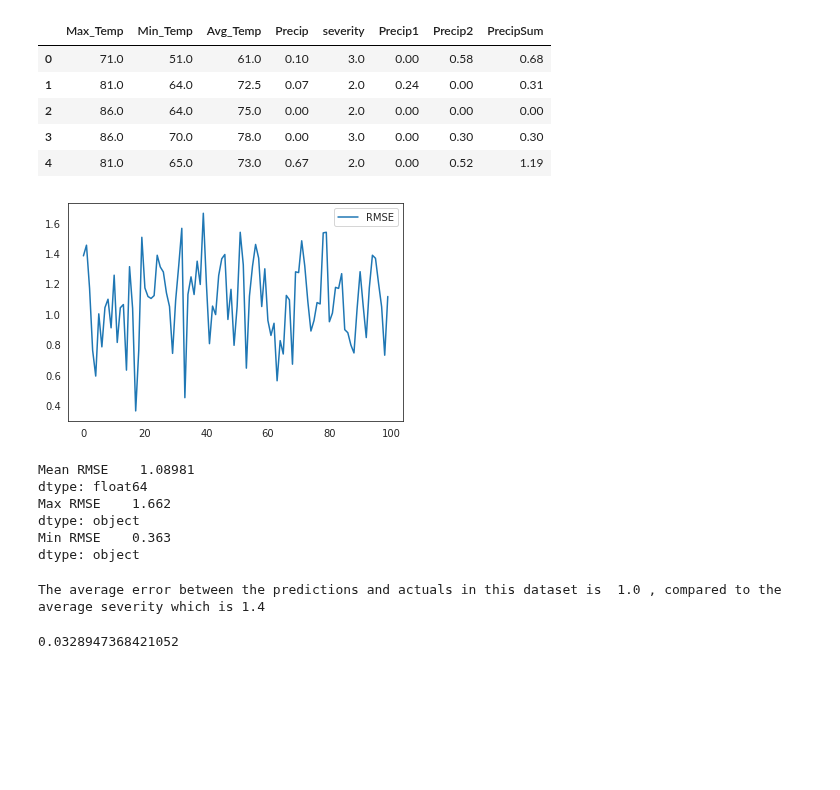
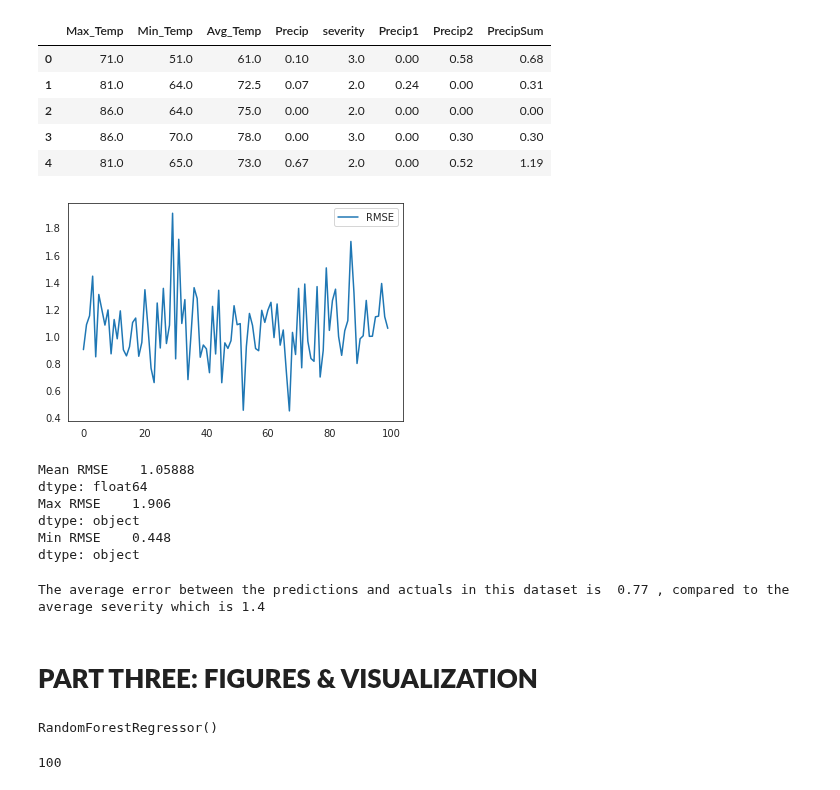
Before and after one commit to ChrisHarvey21/HABs, a Jupyter notebook: HABs.ipynb, the cells around one changed output. Cells and saved outputs as stored; diff of their text form; code cells hidden in the pictures; blank space fills up the shorter version.

```diff
--- a/HABs.ipynb
+++ b/HABs.ipynb
@@ -337,46 +364,46 @@ from random import randint
 #create the data frame
 df = pd.DataFrame(columns=['RMSE'])
 for i in range(100): #add 5 rows of data
 
   x = dataset.drop('severity', axis = 1) # Features
   y = dataset['severity']  # Target
 
 # Splitting into training and testing (80/20)
   x_train, x_test, y_train, y_test = train_test_split(x, y, test_size = 0.2)
 
 # Random Forest Regression with 10 decision trees
-  model = RandomForestRegressor(n_estimators = 10)
+  model = RandomForestRegressor(n_estimators = 100)
 
 # Fitting the Random Forest Regression model to the data
   model.fit(x_train, y_train)
 
 # Predicting the target values of the test set
   y_pred = model.predict(x_test)
 
 # RMSE (Root Mean Square Error)
   rmse = float(format(np.sqrt(mean_squared_error(y_test, y_pred)),'.3f'))
   df.loc[i, ['RMSE']] = rmse
 
 
 #Plot results
 import pandas as pd
 import matplotlib.pyplot as plt
 df = pd.DataFrame(df)
 df.plot()
 plt.show()
 # %% [output]
-[figure, old version]
+[figure, new version]
 # %%
 #A rule of thumb is that an RMSE of .2 to .5 shows that the model predicts accurately
 print('Mean', df.mean())
 print('Max', df.max())
 print('Min', df.min())
 # %% [output]
-Mean RMSE    1.08981
+Mean RMSE    1.05888
 dtype: float64
-Max RMSE    1.662
+Max RMSE    1.906
 dtype: object
-Min RMSE    0.363
+Min RMSE    0.448
 dtype: object
 # %%
 # Calculate the absolute errors
@@ -385,10 +412,14 @@ errors = abs(y_pred - y_test)
 print('The average error between the predictions and actuals in this dataset is ', round(np.mean(errors), 2),
       ', compared to the average severity which is' , round(np.mean(y),2))
 # %% [output]
-The average error between the predictions and actuals in this dataset is  1.0 , compared to the average severity which is 1.4
+The average error between the predictions and actuals in this dataset is  0.77 , compared to the average severity which is 1.4
-# %%
-#r^2 value
-from sklearn.metrics import r2_score
-r2_score(y_test,y_pred)
-# %% [output]
-0.0328947368421052
+# %% [markdown]
+# **PART THREE: FIGURES & VISUALIZATION**
+# %%
+model.fit(x_train, y_train)
+# %% [output]
+RandomForestRegressor()
+# %%
+len(model.estimators_)
+# %% [output]
+100
```
Also changed, not shown: parts of 8 cells of this notebook.
